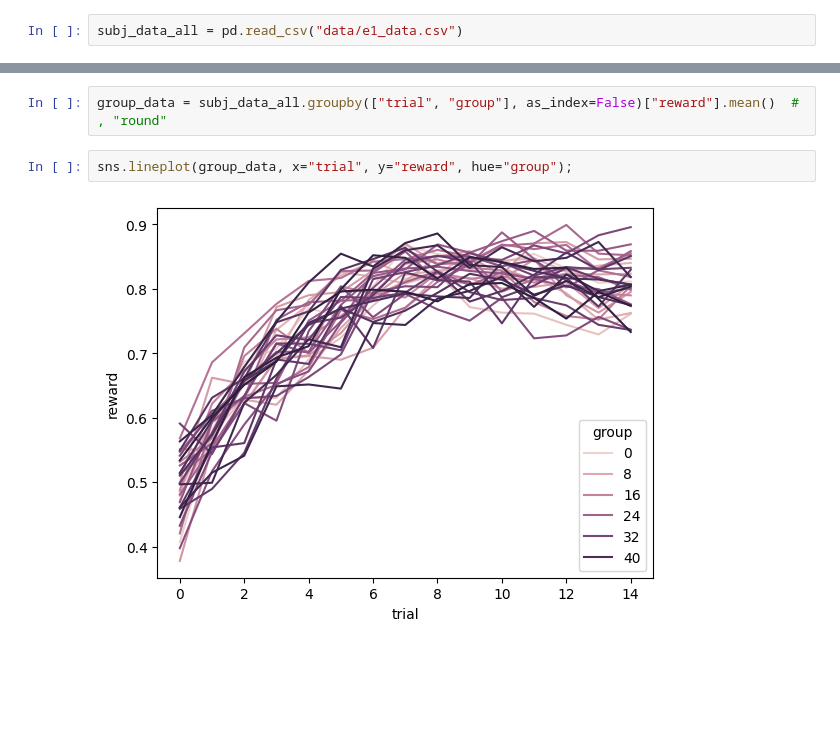
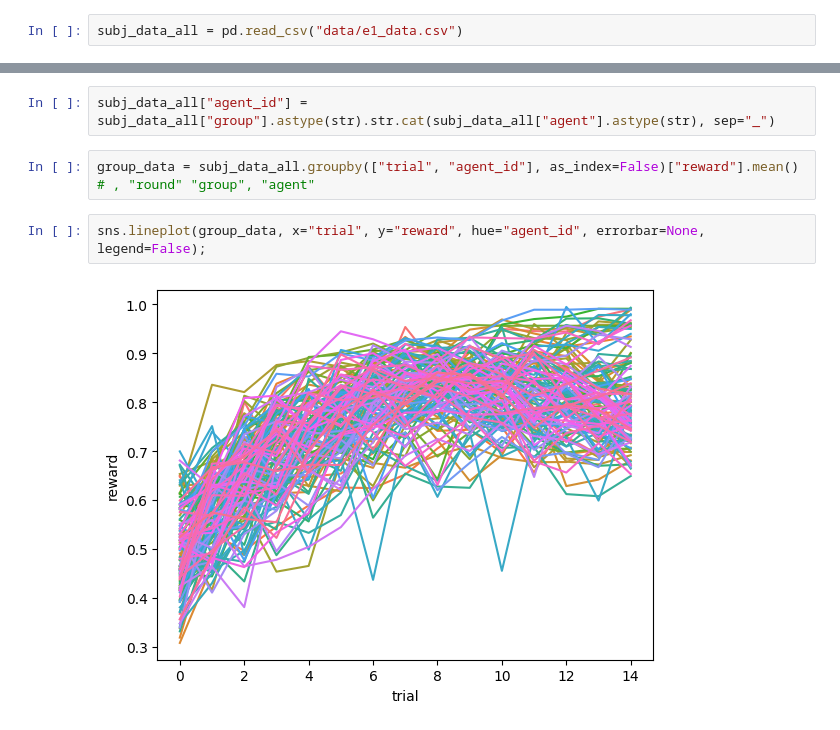
Before and after one commit to vagechirkov/Spatial-MAB-ABM, a Jupyter notebook: abm/sbi_pipeline.ipynb, the cells around one changed output, grey strips where cells are left out. Saved outputs shown, nothing was run; the diff lists cells and outputs as text; blank space fills up the shorter version.

Commit message:
fit data to individual participant avg reward curve

```diff
--- a/abm/sbi_pipeline.ipynb
+++ b/abm/sbi_pipeline.ipynb
@@ -690,7 +732,9 @@ subj_data_all = pd.read_csv("data/e1_data.csv")
+# %%
+subj_data_all["agent_id"] = subj_data_all["group"].astype(str).str.cat(subj_data_all["agent"].astype(str), sep="_")
 # %%
-group_data = subj_data_all.groupby(["trial", "group"], as_index=False)["reward"].mean()  # , "round"
+group_data = subj_data_all.groupby(["trial", "agent_id"], as_index=False)["reward"].mean()  # , "round" "group", "agent"
 # %%
-sns.lineplot(group_data, x="trial", y="reward", hue="group");
+sns.lineplot(group_data, x="trial", y="reward", hue="agent_id", errorbar=None, legend=False);
 # %% [output]
-[figure, old version]
+[figure, new version]
 # %%
```
Also changed, not shown: parts of 51 cells of this notebook.
